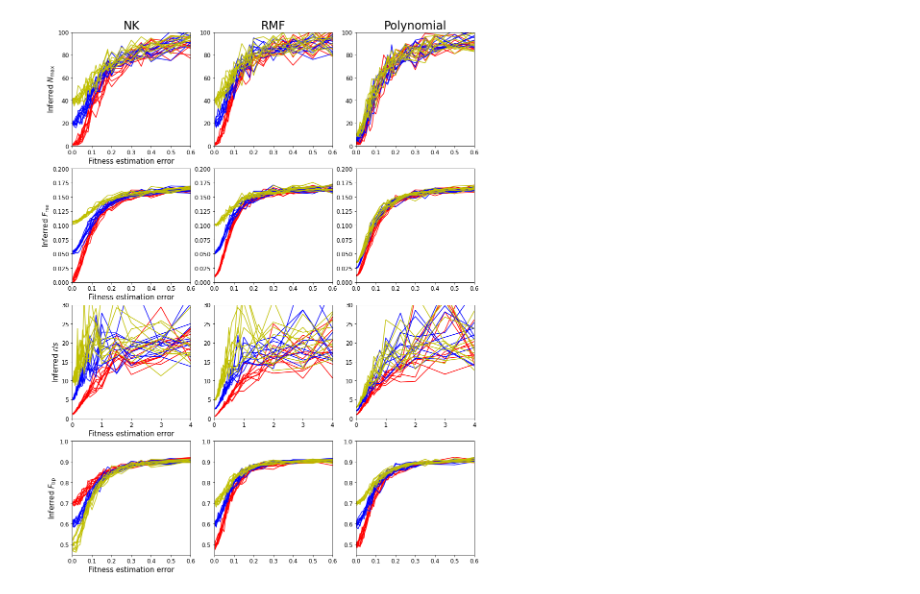
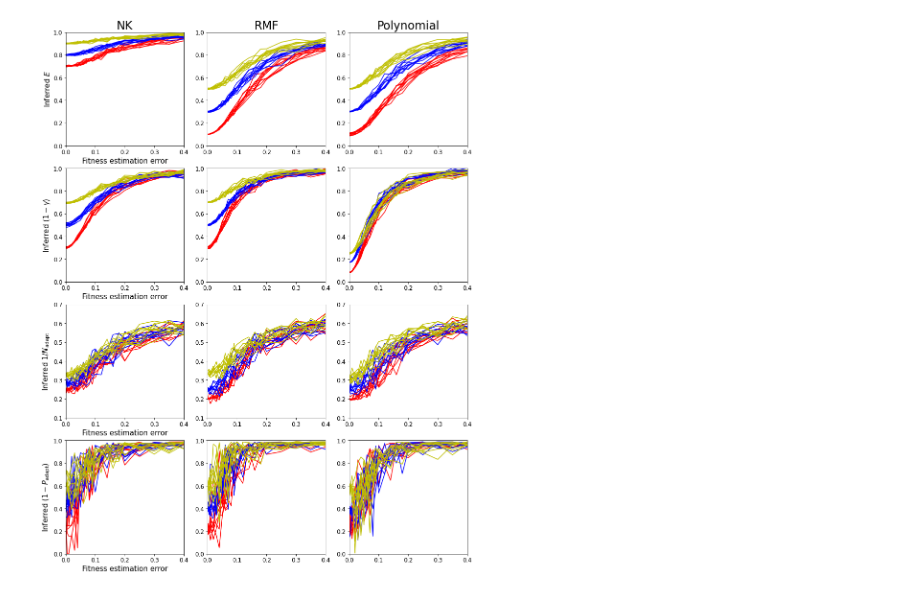
Before and after one commit to song88180/fitness-landscape-error, a Jupyter notebook: 3_Ruggedness_Error_Curve/Summarize_curve.ipynb, the cells around one changed output. Saved outputs shown, nothing was run; the diff lists cells and outputs as text; code cells hidden in the pictures.

```diff
--- a/3_Ruggedness_Error_Curve/Summarize_curve.ipynb
+++ b/3_Ruggedness_Error_Curve/Summarize_curve.ipynb
@@ -4,8 +4,8 @@ import pandas as pd
 import matplotlib.pyplot as plt
 import pickle
 # %%
-metric_list = ['N_max','epi','r_s','open_ratio']
-# metric_list = ['E','gamma','adptwalk_steps','adptwalk_probs']
+# metric_list = ['N_max','epi','r_s','open_ratio']
+metric_list = ['E','gamma','adptwalk_steps','adptwalk_probs']
 # ruggedness_measure_dict = {'N_max':'$\mathit{N}_{max}$','epi':'$\mathit{F}_{rse}$','r_s':'$\mathit{r/s}$','open_ratio':'$\mathit{F}_{bp}$'}
 ruggedness_measure_dict = {'N_max':'$\mathit{N}_{max}$','epi':'$\mathit{F}_{rse}$',
                            'r_s':'$\mathit{r/s}$','open_ratio':'$\mathit{F}_{bp}$',
@@ -31,7 +31,7 @@ for model in ['NK','RMF','Polynomial']:
 # %%
 # Plot layout control
 text_y = [48,42,25]
-ylim_dict = {'open_ratio':[0.45,1],'N_max':[0,100],'epi':[0,0.2],'r_s':[0,30],
+ylim_dict = {'open_ratio':[0.45,1],'N_max':[0,100],'epi':[0,0.2],'r_s':[0,20],
             'E':[0,1], 'gamma':[0,1], 'adptwalk_steps':[0.1,0.7], 'adptwalk_probs':[0,1]
             }
 # %%
@@ -46,35 +46,33 @@ for row,metric in enumerate(metric_list):
     else:
         error_list = [0.002,0.005,0.01,0.02,0.03,0.04,0.05,0.06,0.07,0.08,0.09,
                       0.1,0.12,0.14,0.16,0.18,0.2,0.25,0.3,0.35,0.4,0.5,0.6]
     for column,model in enumerate(['NK','RMF','Polynomial']):
         ax = axs[row][column]
         ax.tick_params(labelsize=12)
         window_width=5
         N_error = len(error_list)
         if metric in ['open_ratio','gamma','adptwalk_probs']:
             y_data = 1 - plot_dict[model][metric][f'{metric}_E']
         elif metric == 'adptwalk_steps':
             y_data = 1/plot_dict[model][metric][f'{metric}_E']
         else: y_data = plot_dict[model][metric][f'{metric}_E']
 
         for n in range(10):
             ax.plot(error_list,y_data[n*len(error_list):(n+1)*len(error_list)],label=None,c='r')
         for n in range(10,20):
             ax.plot(error_list,y_data[n*len(error_list):(n+1)*len(error_list)],label=None,c='b')
         for n in range(20,30):
             ax.plot(error_list,y_data[n*len(error_list):(n+1)*len(error_list)],label=None,c='y')
         if row == 0:
             ax.set_title(model,fontsize=24)
         if column == 0:
             ax.set_ylabel(f'Inferred {ruggedness_measure_dict[metric]}',fontsize=15)
             ax.set_xlabel('Fitness estimation error',fontsize=15)
         if metric == 'r_s':
-            ax.set_xlim([0,4])
+            ax.set_xlim([0,0.4])
         else:
-            ax.set_xlim([0,0.6])
+            ax.set_xlim([0,0.4])
         ax.set_ylim(ylim_dict[metric])
-
-
 plt.show()
 # %% [output]
-[figure, old version]
+[figure, new version]
```
Also changed, not shown: 15 other files.
